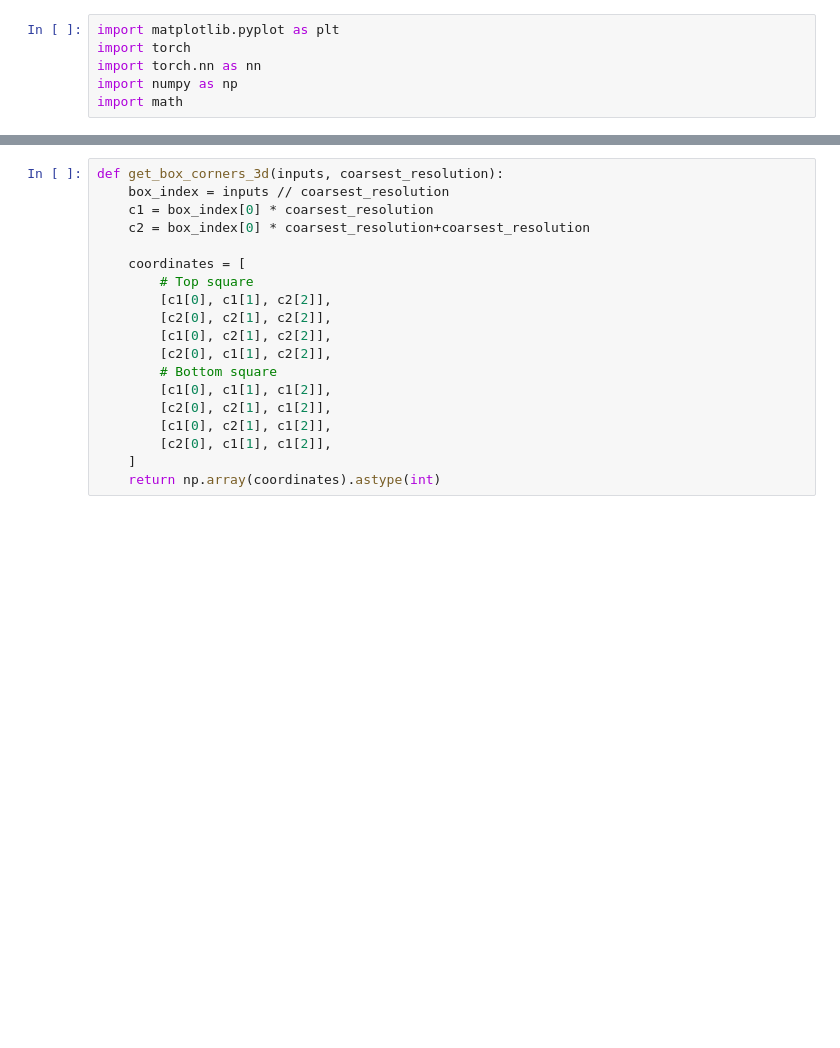
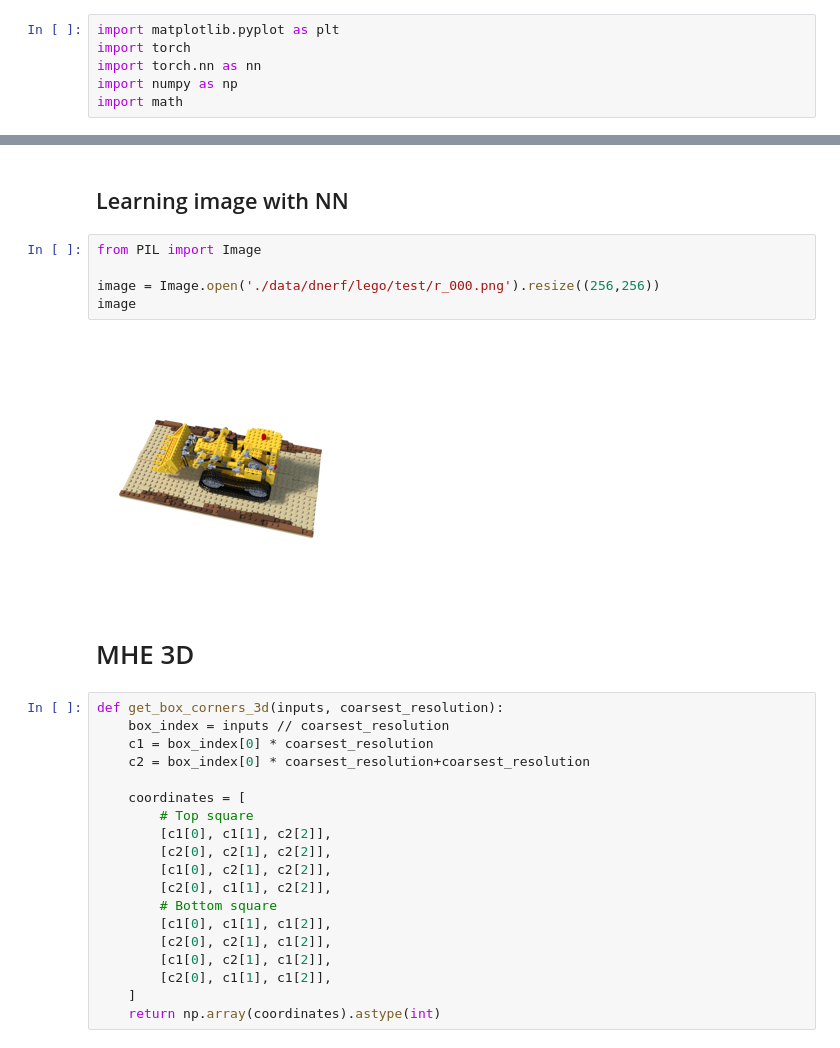
Before and after one commit to ivanvoid/Tiny_Kilo-D-NeRF-NGP, a Jupyter notebook: grid_ngp.ipynb, the cells around one changed output, grey strips where cells are left out. Saved outputs shown, nothing was run; the diff lists cells and outputs as text; blank space fills up the shorter version.

```diff
--- a/grid_ngp.ipynb
+++ b/grid_ngp.ipynb
@@ -128,3 +406,14 @@ for resolution in resolutions:
+# %% [markdown]
+## Learning image with NN
+# %%
+from PIL import Image
+
+image = Image.open('./data/dnerf/lego/test/r_000.png').resize((256,256))
+image
+# %% [output]
+[figure, added]
+# %% [markdown]
+# MHE 3D
 # %%
 def get_box_corners_3d(inputs, coarsest_resolution):
     box_index = inputs // coarsest_resolution
```
Also changed, not shown: parts of 32 cells of this notebook.
